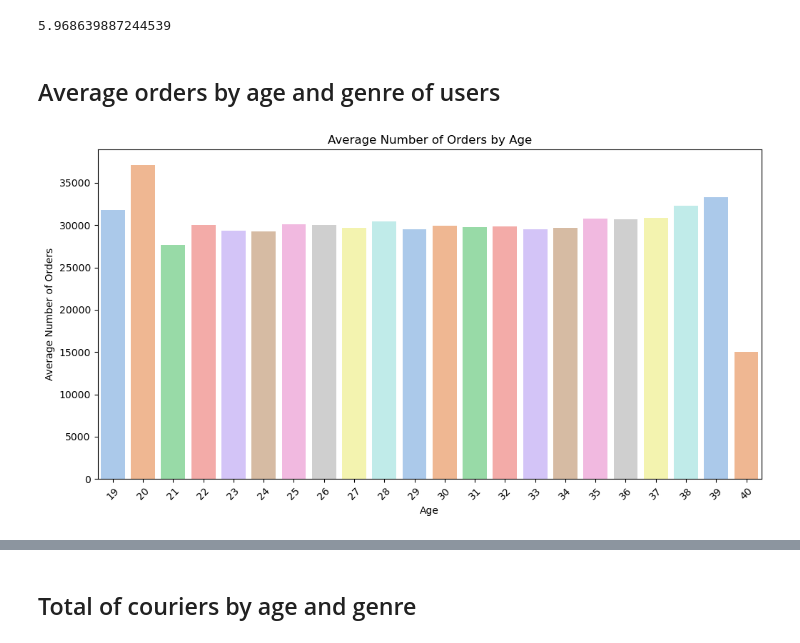
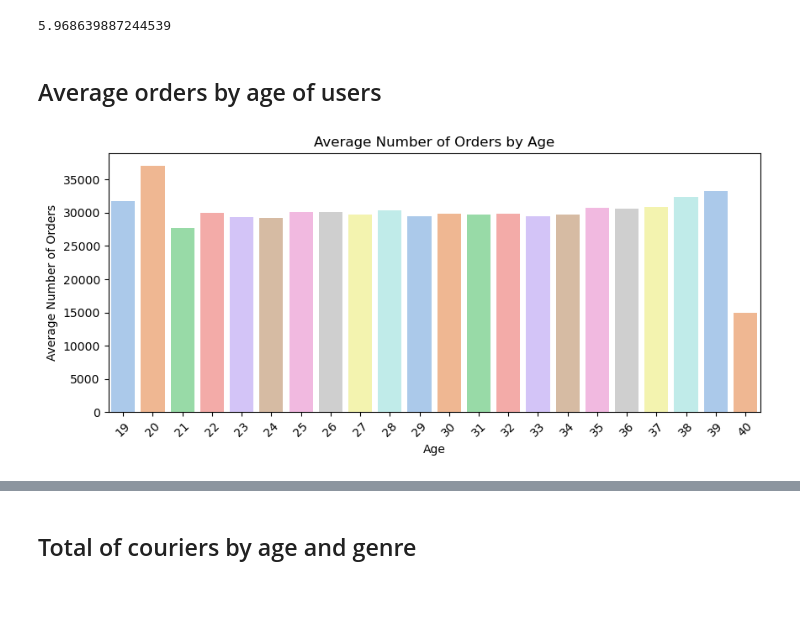
Before and after one commit to lidiamayor/delivery-study-sql-minproject, a Jupyter notebook: notebook.ipynb, the cells around one changed output, grey strips where cells are left out. Drawn from its saved outputs; the diff is of its cells as text; code cells hidden in the pictures; blank space fills up the shorter version.

```diff
--- a/notebook.ipynb
+++ b/notebook.ipynb
@@ -59,26 +56,26 @@ df3['minute_to_cancel'].mean()
 # %% [output]
 5.968639887244539
 # %% [markdown]
-## Average orders by age and genre of users
+## Average orders by age of users
 # %%
-# Avg orders by age and genre
-consulta4 = """
+# Avg orders and genre
+consulta3 = """
 SELECT u.sex, TIMESTAMPDIFF(YEAR, u.birth_date, ua.time) AS age,
        AVG(distinct(ua.order_id)) AS num_orders
 FROM delivery.users u
 JOIN delivery.user_actions ua ON u.user_id = ua.user_id
 GROUP BY u.sex, age;
 """
-df4 = pd.read_sql(consulta4, con=engine)
-df4 = df4.dropna()
-df4['age'] = df4['age'].astype(int)
+df_avg_order = pd.read_sql(consulta3, con=engine)
+df_avg_order = df_avg_order.dropna()
+df_avg_order['age'] = df_avg_order['age'].astype(int)
+
+plt.figure(figsize=(10, 4))
+sns.barplot(data=df_avg_order, x='age', y='num_orders', palette='pastel', errorbar=None, hue='age', legend=False)
+plt.title('Average Number of Orders by Age')
+plt.xlabel('Age')
+plt.ylabel('Average Number of Orders')
+plt.xticks(rotation=45)
+plt.show()
+# %% [output]
+[figure, added]
-# %%
-plt.figure(figsize=(12, 6))
-sns.barplot(data=df4, x='age', y='num_orders', palette='pastel', errorbar=None, hue='age', legend=False)
-plt.title('Average Number of Orders by Age')
-plt.xlabel('Age')
-plt.ylabel('Average Number of Orders')
-plt.xticks(rotation=45)
-plt.show()
-# %% [output]
-[figure, removed]
```
Also changed, not shown: parts of 15 cells of this notebook, 1 other file.
